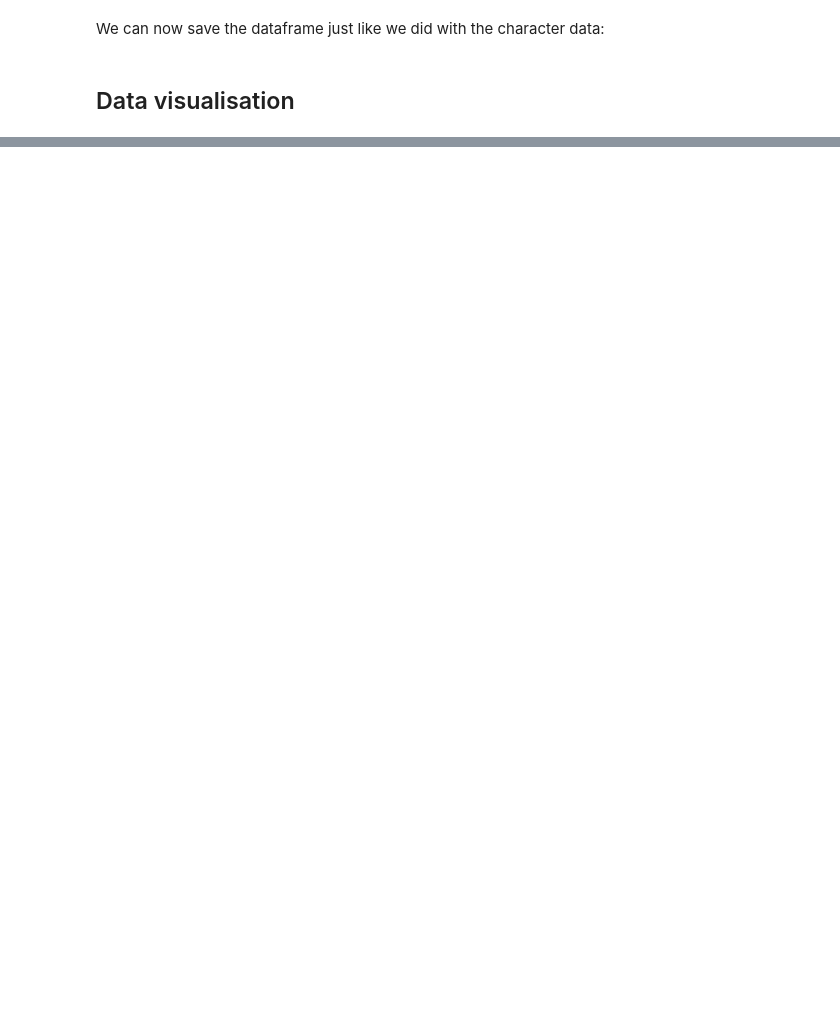
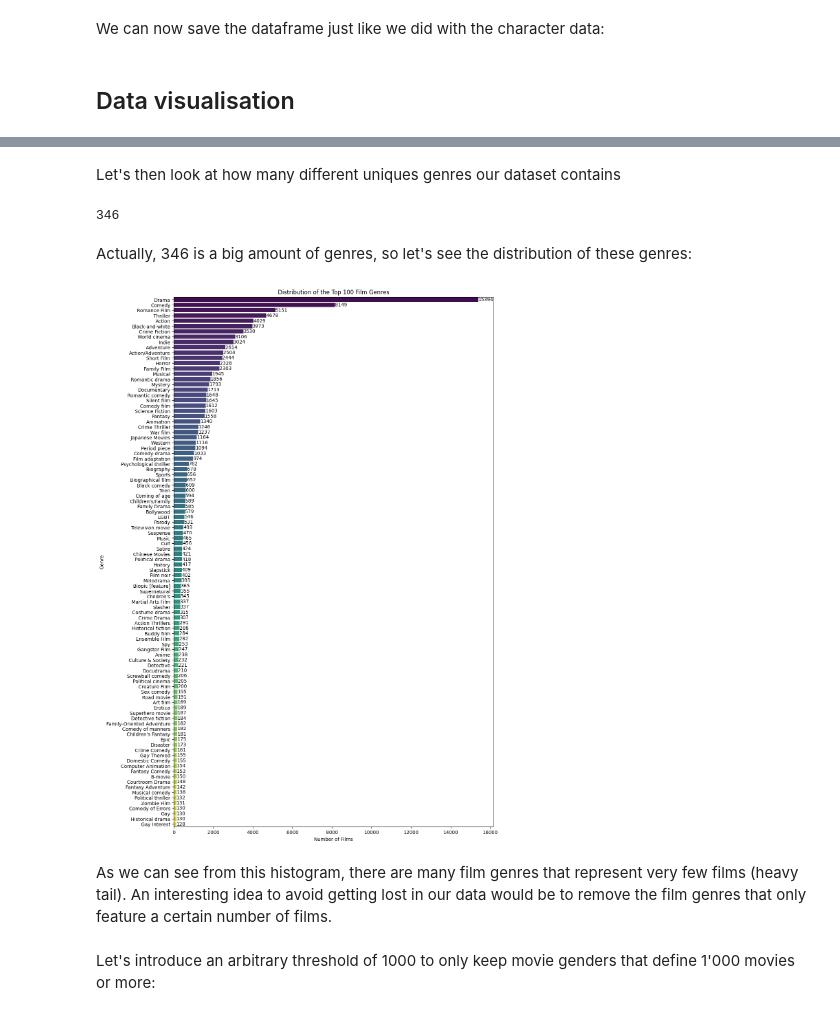
Before and after one commit to epfl-ada/ada-2023-project-fauttrouverunnompourada, a Jupyter notebook: P2.ipynb, the cells around one changed output, grey strips where cells are left out. Cells and saved outputs as stored; diff of their text form; code cells hidden in the pictures; blank space fills up the shorter version.

```diff
--- a/P2.ipynb
+++ b/P2.ipynb
@@ -247,0 +341,9 @@ clean_movie_data.to_csv("../Clean data/clean_movie_data.csv")
+# %%
+#Only keeps the values of the dictionaries
+def extract_genres(genre_str):
+    try:
+        genre_dict = ast.literal_eval(genre_str)
+        return list(genre_dict.values())
+    except (ValueError, SyntaxError) as e:
+        print(f"Error converting string to dictionary. Error: {e}")
+        return []
@@ -247,0 +354,3 @@ clean_movie_data.to_csv("../Clean data/clean_movie_data.csv")
+# %%
+#Apply the cleaning function to data. Generates the new "Genres" column
+Cleaned_genres = cleaned_movie_data['Genres'].apply(extract_genres)
@@ -247,0 +361,6 @@ clean_movie_data.to_csv("../Clean data/clean_movie_data.csv")
+# %%
+#Inject the new "Genres" in Movie data without NaN and with cleaned up Genres
+cleaned_movie_data["Genres"] = Cleaned_genres
+
+#Looking at how many movies our dataset contains
+print(len(cleaned_movie_data))
@@ -247,0 +375,7 @@ clean_movie_data.to_csv("../Clean data/clean_movie_data.csv")
+# %%
+#Counts the numbers of appearance of each genre in all movies
+exploded_genres = cleaned_movie_data['Genres'].explode()
+genre_counts = exploded_genres.value_counts()
+
+#A quick look at the numbers of appearance of each genre in all movies
+genre_counts
@@ -247,0 +423,35 @@ clean_movie_data.to_csv("../Clean data/clean_movie_data.csv")
+# %% [markdown]
+Let's then look at how many different uniques genres our dataset contains
+# %%
+#See how many unique genres our dataset contains
+
+print(len(unique_genres_list))
+# %% [output]
+346
+# %% [markdown]
+Actually, 346 is a big amount of genres, so let's see the distribution of these genres:
+# %%
+# Select the top 100 genres based on counts
+top_genres = genre_counts.head(100)
+
+# Create a bar plot using Seaborn
+plt.figure(figsize=(12, 20))
+barplot = sns.barplot(x=top_genres.values, y=top_genres.index, palette='viridis')
+
+# Add labels and a title to the plot
+plt.xlabel('Number of Films')
+plt.ylabel('Genre')
+plt.title('Distribution of the Top 100 Film Genres')
+
+# Add numeric values to the right of each bar
+for index, value in enumerate(top_genres.values):
+    barplot.text(value, index, str(value), ha='left', va='center')
+
+# Show the plot
+plt.show()
+# %% [output]
+[figure, added]
+# %% [markdown]
+As we can see from this histogram, there are many film genres that represent very few films (heavy tail). An interesting idea to avoid getting lost in our data would be to remove the film genres that only feature a certain number of films.
+# %% [markdown]
+Let's introduce an arbitrary threshold of 1000 to only keep movie genders that define 1'000 movies or more:
```
Also changed, not shown: parts of 160 cells of this notebook.
